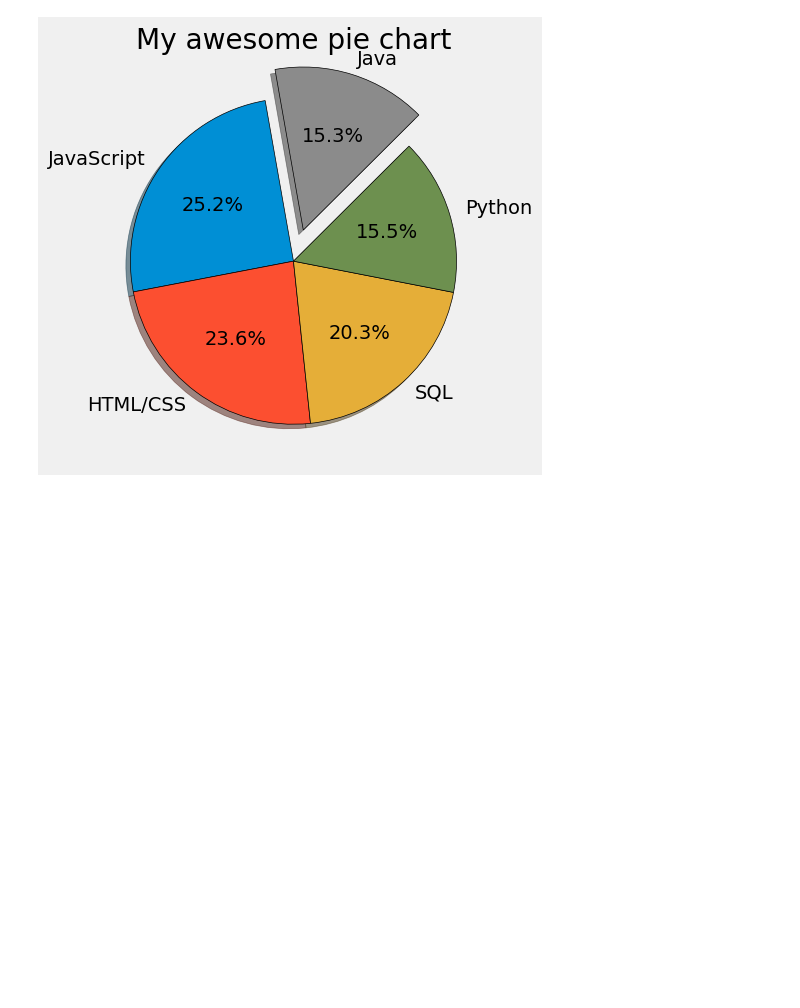
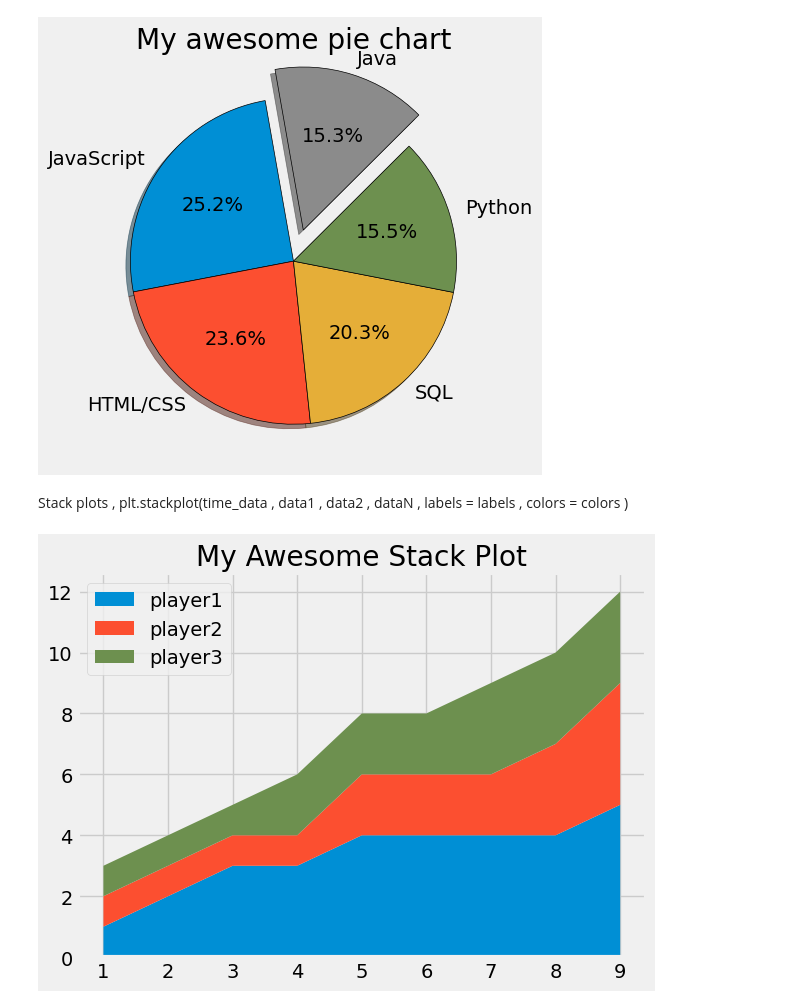
Before and after one commit to Hitesh-Ojha/learning, a Jupyter notebook: data science/matplotlib.ipynb, the cells around one changed output. Drawn from its saved outputs; the diff is of its cells as text; code cells hidden in the pictures; blank space fills up the shorter version.

Commit message:
Filling Area on Line Plots

```diff
--- a/data science/matplotlib.ipynb
+++ b/data science/matplotlib.ipynb
@@ -273,3 +273,35 @@ plt.tight_layout()
 plt.show()
 # %% [output]
 [figure]
+# %% [markdown]
+Stack plots , plt.stackplot(time_data , data1 , data2 , dataN , labels = labels , colors = colors  )
+# %%
+plt.style.use("fivethirtyeight")
+
+
+minutes = [1, 2, 3, 4, 5, 6, 7, 8, 9]
+
+player1 = [1, 2, 3, 3, 4, 4, 4, 4, 5]
+player2 = [1, 1, 1, 1, 2, 2, 2, 3, 4]
+player3 = [1, 1, 1, 2, 2, 2, 3, 3, 3]
+
+colors = ['#008fd5' , '#fc4f30' , '#6d904f' ]
+
+labels = ['player1', 'player2' , 'player3']
+
+plt.stackplot(minutes , player1 , player2 , player3 , labels = labels , colors = colors  )
+
+
+plt.title("My Awesome Stack Plot")
+plt.tight_layout()
+
+plt.legend(loc = 'upper left')
+plt.show()
+
+# Colors:
+# Blue = #008fd5
+# Red = #fc4f30
+# Yellow = #e5ae37
+# Green = #6d904f
+# %% [output]
+[figure, added]
```
Also changed, not shown: parts of 3 cells of this notebook, 1 other file.
